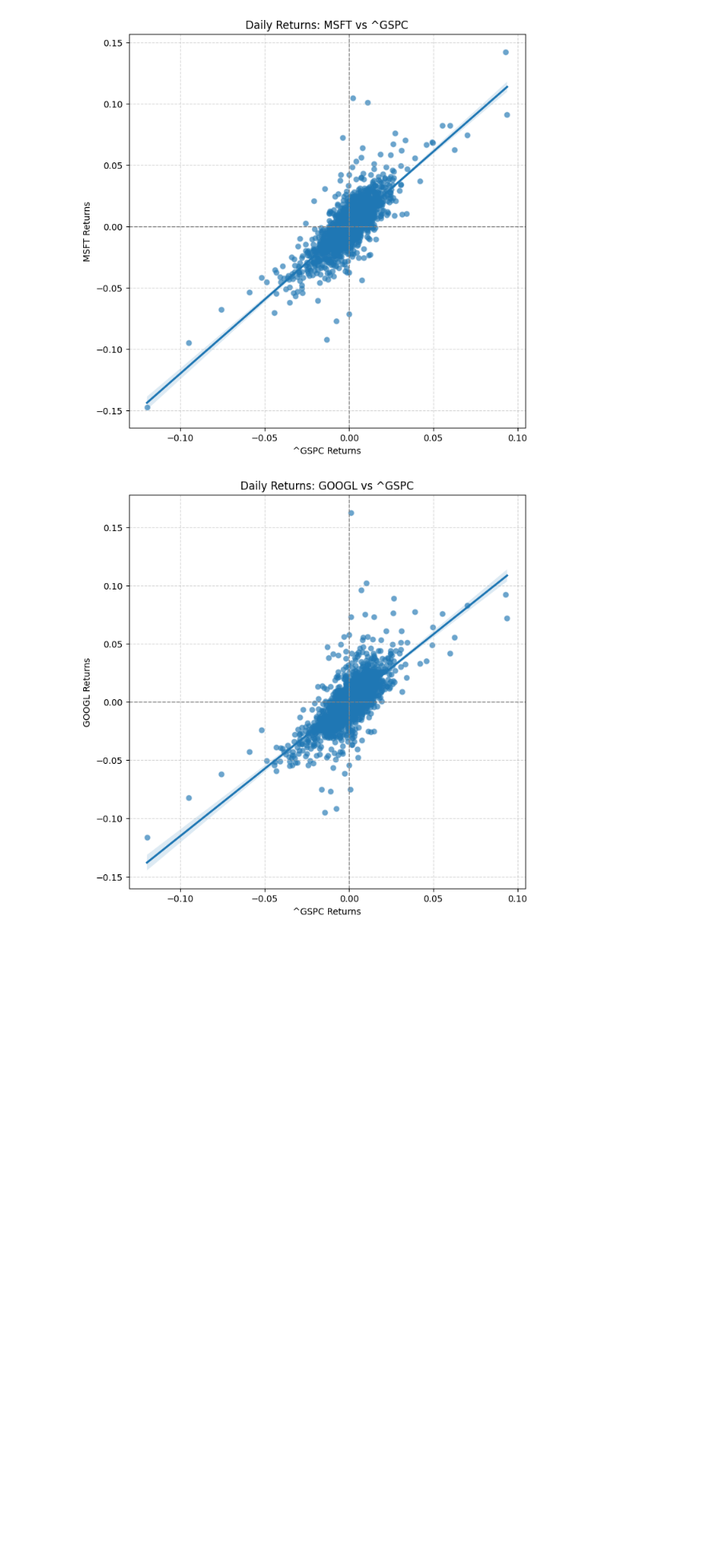
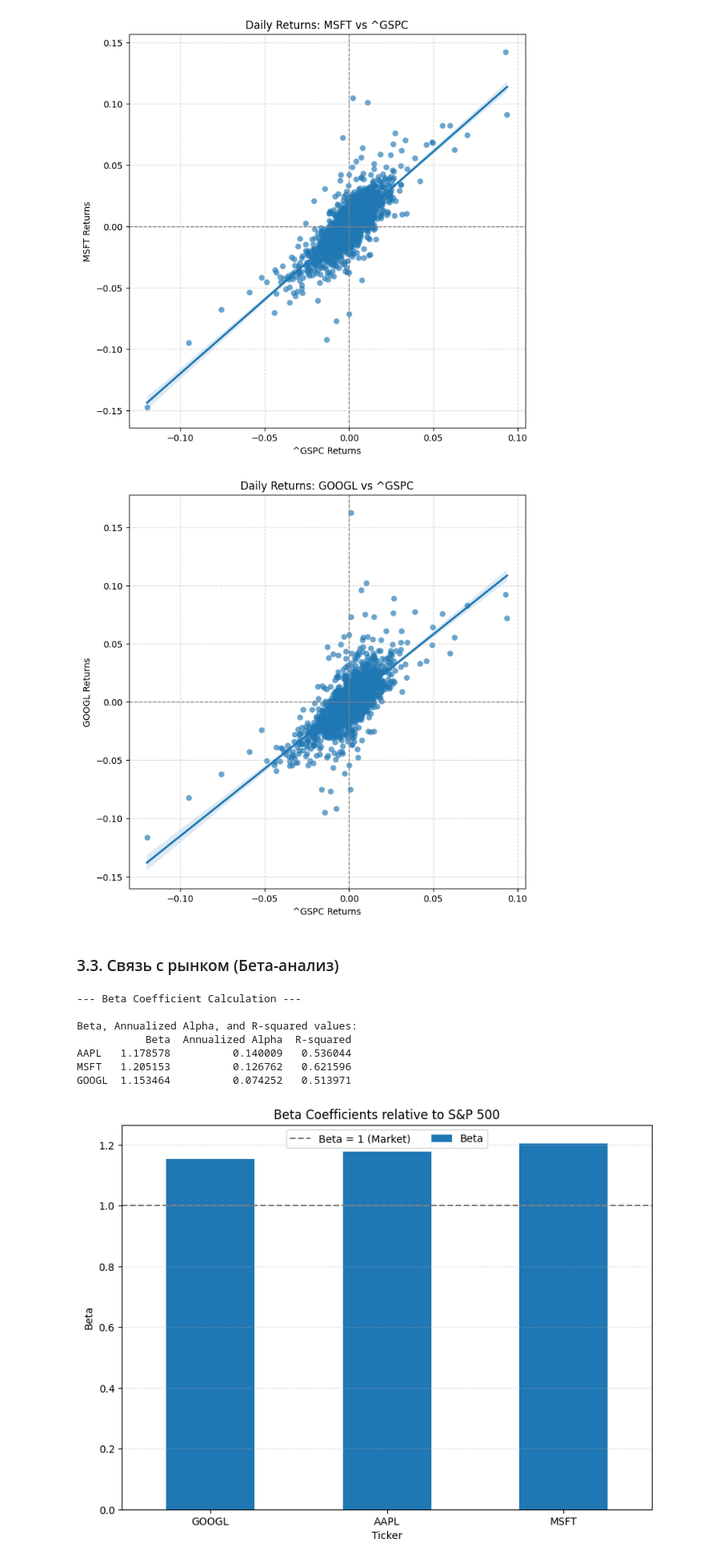
Before and after one commit to GeorgiiSizykh/EDA_of_Tech_Stocks, a Jupyter notebook: Financial_Data_Analysis/data_exploration.ipynb, the cells around one changed output. Shown at 80% size. Cells and saved outputs as stored; diff of their text form; code cells hidden in the pictures; blank space fills up the shorter version.

Commit message:
Added subsection 3.3 with beta-analysis

```diff
--- a/Financial_Data_Analysis/data_exploration.ipynb
+++ b/Financial_Data_Analysis/data_exploration.ipynb
@@ -528,3 +531,83 @@ if 'daily_returns' in locals() and not daily_returns.empty and '^GSPC' in daily_
 [figure]
 [figure]
 [figure]
+# %% [markdown]
+### 3.3. Связь с рынком (Бета-анализ)
+# %%
+if 'daily_returns' in locals() and not daily_returns.empty and '^GSPC' in daily_returns.columns:
+    print("\n--- Beta Coefficient Calculation ---")
+    market_ticker = '^GSPC'
+    market_returns = daily_returns[market_ticker].dropna() # Убедимся, что нет NaN
+
+    beta_values = {}
+    alpha_values = {} # Альфа - это пересечение, показывает избыточную доходность акции, не объясняемую рынком
+    r_squared_values = {}
+
+    for ticker in tickers_list:
+        if ticker != market_ticker and ticker in daily_returns.columns:
+            asset_returns = daily_returns[ticker].dropna()
+
+            # Убедимся, что у нас одинаковые индексы (даты) для регрессии
+            common_index = market_returns.index.intersection(asset_returns.index)
+            X = market_returns.loc[common_index]
+            y = asset_returns.loc[common_index]
+
+            if len(X) > 1 and len(y) > 1: # Нужны хотя бы 2 точки для регрессии
+                # linregress возвращает: slope, intercept, r_value, p_value, stderr
+                slope, intercept, r_value, p_value, std_err = stats.linregress(X, y)
+
+                beta_values[ticker] = slope
+                alpha_values[ticker] = intercept * 252 # Аннуализируем альфу
+                r_squared_values[ticker] = r_value**2
+            else:
+                print(f"Not enough data points for regression for {ticker} after aligning with market.")
+                beta_values[ticker] = np.nan
+                alpha_values[ticker] = np.nan
+                r_squared_values[ticker] = np.nan
+
+
+    beta_df = pd.DataFrame.from_dict(beta_values, orient='index', columns=['Beta'])
+    alpha_df = pd.DataFrame.from_dict(alpha_values, orient='index', columns=['Annualized Alpha'])
+    r_squared_df = pd.DataFrame.from_dict(r_squared_values, orient='index', columns=['R-squared'])
+
+    beta_analysis_df = pd.concat([beta_df, alpha_df, r_squared_df], axis=1)
+
+    # ... (код для расчета beta_analysis_df остается прежним) ...
+
+    print("\nBeta, Annualized Alpha, and R-squared values:")
+    print(beta_analysis_df)
+
+    # Визуализация Беты (вертикальная столбчатая диаграмма)
+    if not beta_analysis_df.empty:
+        beta_to_plot = beta_analysis_df['Beta'].sort_values()
+
+        plt.figure(figsize=(8, 6.5)) # Сделаем чуть выше, чтобы было место для легенды сверху
+        beta_to_plot.plot(kind='bar', color='tab:blue', label='Beta')
+
+        plt.title('Beta Coefficients relative to S&P 500')
+        plt.xlabel('Ticker')
+        plt.ylabel('Beta')
+
+        plt.axhline(1.0, color='grey', linestyle='--', label='Beta = 1 (Market)')
+
+        plt.xticks(rotation=0)
+
+        # РАЗМЕЩЕНИЕ ЛЕГЕНДЫ НАД ГРАФИКОМ
+        plt.legend(loc='lower center', # Якорь легенды - ее нижний центр
+                   bbox_to_anchor=(0.5, 0.94), # Координаты (x,y) для якоря; 0.5 = по центру X, 1.02 = чуть выше верха графика
+                   ncol=2, # Количество колонок в легенде (у нас 2 элемента, разместим их в ряд)
+                   borderaxespad=0.) # Отступ от края осей (если 0, то близко к bbox_to_anchor)
+
+        plt.grid(axis='y', linestyle=':', alpha=0.7)
+        plt.tight_layout(rect=[0, 0, 1, 0.95]) # Оставляем немного места сверху для легенды перед применением tight_layout
+                                              # rect=[left, bottom, right, top]
+        plt.show()
+# %% [output]
+--- Beta Coefficient Calculation ---
+
+Beta, Annualized Alpha, and R-squared values:
+           Beta  Annualized Alpha  R-squared
+AAPL   1.178578          0.140009   0.536044
+MSFT   1.205153          0.126762   0.621596
+GOOGL  1.153464          0.074252   0.513971
+[figure, added]
```
Also changed, not shown: parts of 2 cells of this notebook.
